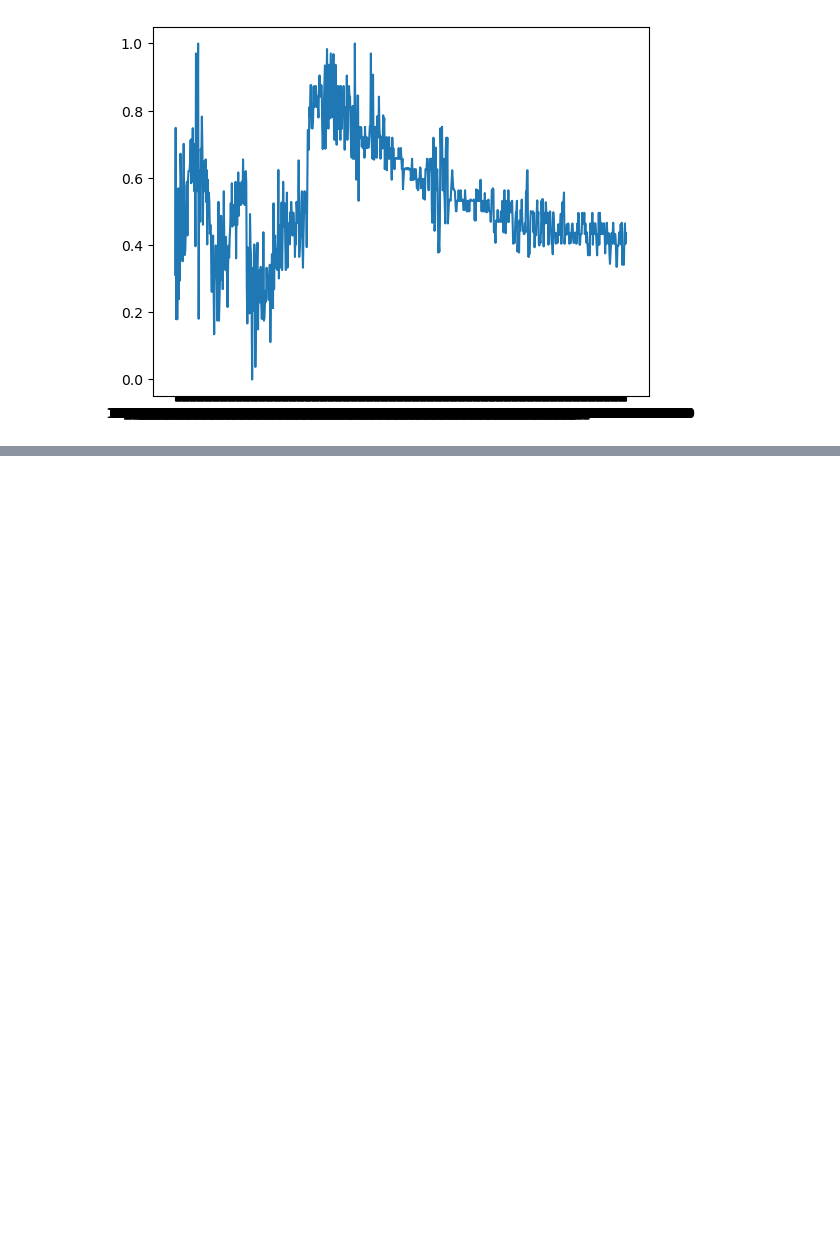
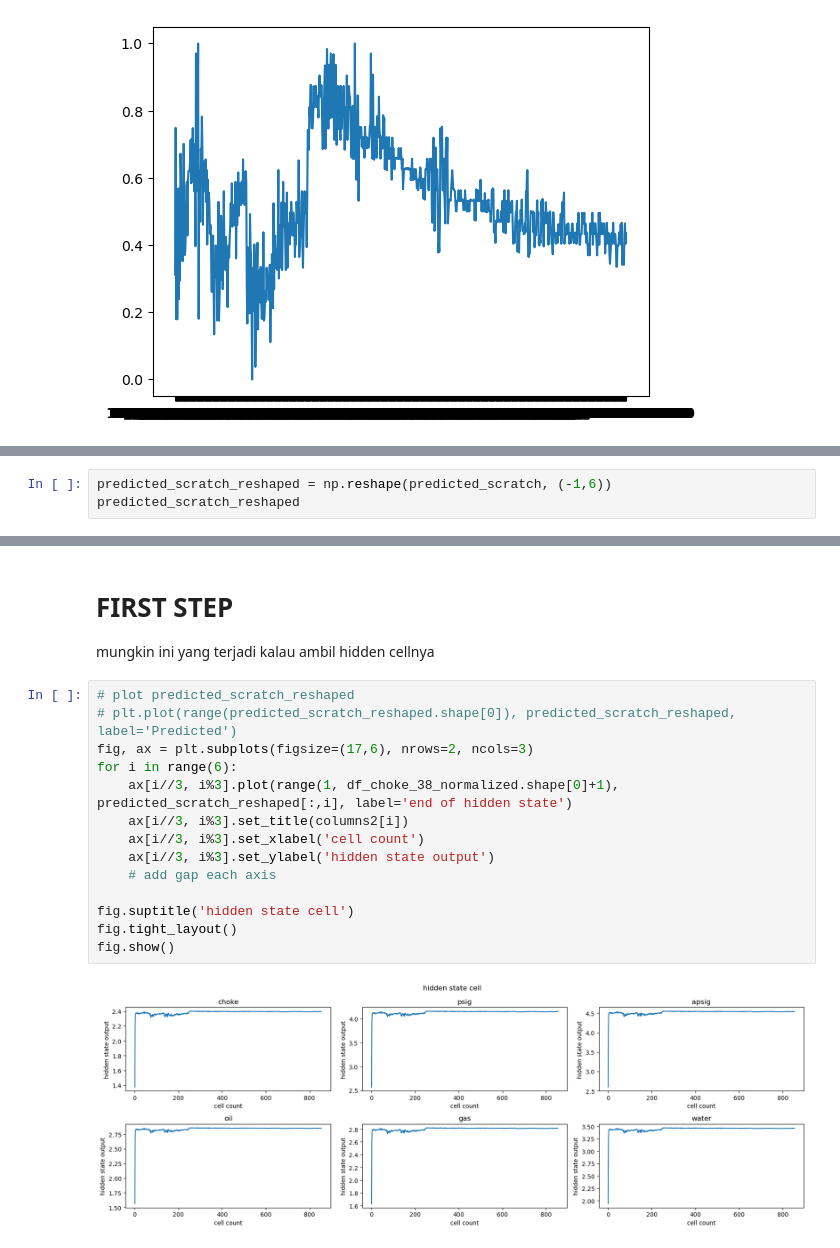
Before and after one commit to Dzyfhuba/lstm-prototype, a Jupyter notebook: app4.ipynb, the cells around one changed output, grey strips where cells are left out. Saved outputs shown, nothing was run; the diff lists cells and outputs as text; blank space fills up the shorter version.

```diff
--- a/app4.ipynb
+++ b/app4.ipynb
@@ -329,0 +442,3 @@ plt.plot(df_choke_38_normalized.index, lstm_unroll[0], label='Predicted')
+# %%
+predicted_scratch_reshaped = np.reshape(predicted_scratch, (-1,6))
+predicted_scratch_reshaped
@@ -329,0 +465,19 @@ plt.plot(df_choke_38_normalized.index, lstm_unroll[0], label='Predicted')
+# %% [markdown]
+# FIRST STEP
+mungkin ini yang terjadi kalau ambil hidden cellnya
+# %%
+# plot predicted_scratch_reshaped
+# plt.plot(range(predicted_scratch_reshaped.shape[0]), predicted_scratch_reshaped, label='Predicted')
+fig, ax = plt.subplots(figsize=(17,6), nrows=2, ncols=3)
+for i in range(6):
+    ax[i//3, i%3].plot(range(1, df_choke_38_normalized.shape[0]+1), predicted_scratch_reshaped[:,i], label='end of hidden state')
+    ax[i//3, i%3].set_title(columns2[i])
+    ax[i//3, i%3].set_xlabel('cell count')
+    ax[i//3, i%3].set_ylabel('hidden state output')
+    # add gap each axis
+
+fig.suptitle('hidden state cell')
+fig.tight_layout()
+fig.show()
+# %% [output]
+[figure, added]
```
Also changed, not shown: parts of 12 cells of this notebook, 1 other file.
